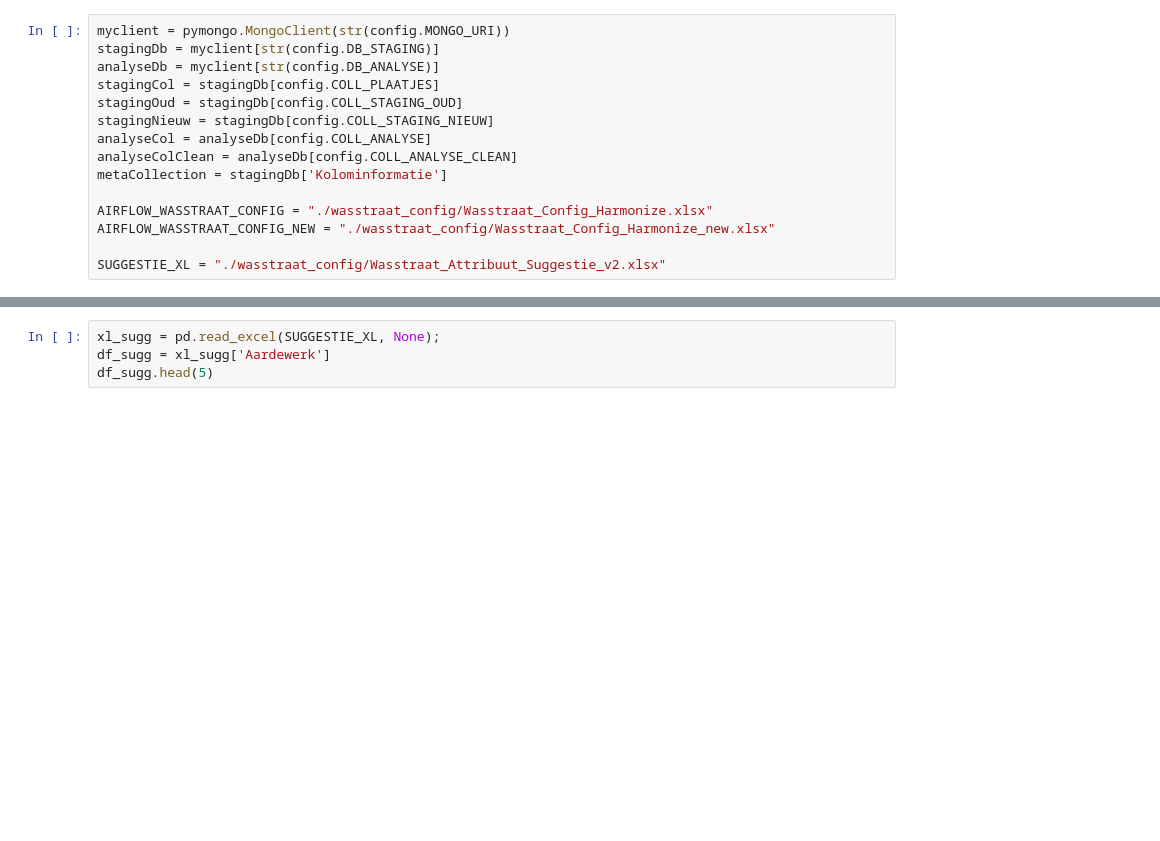
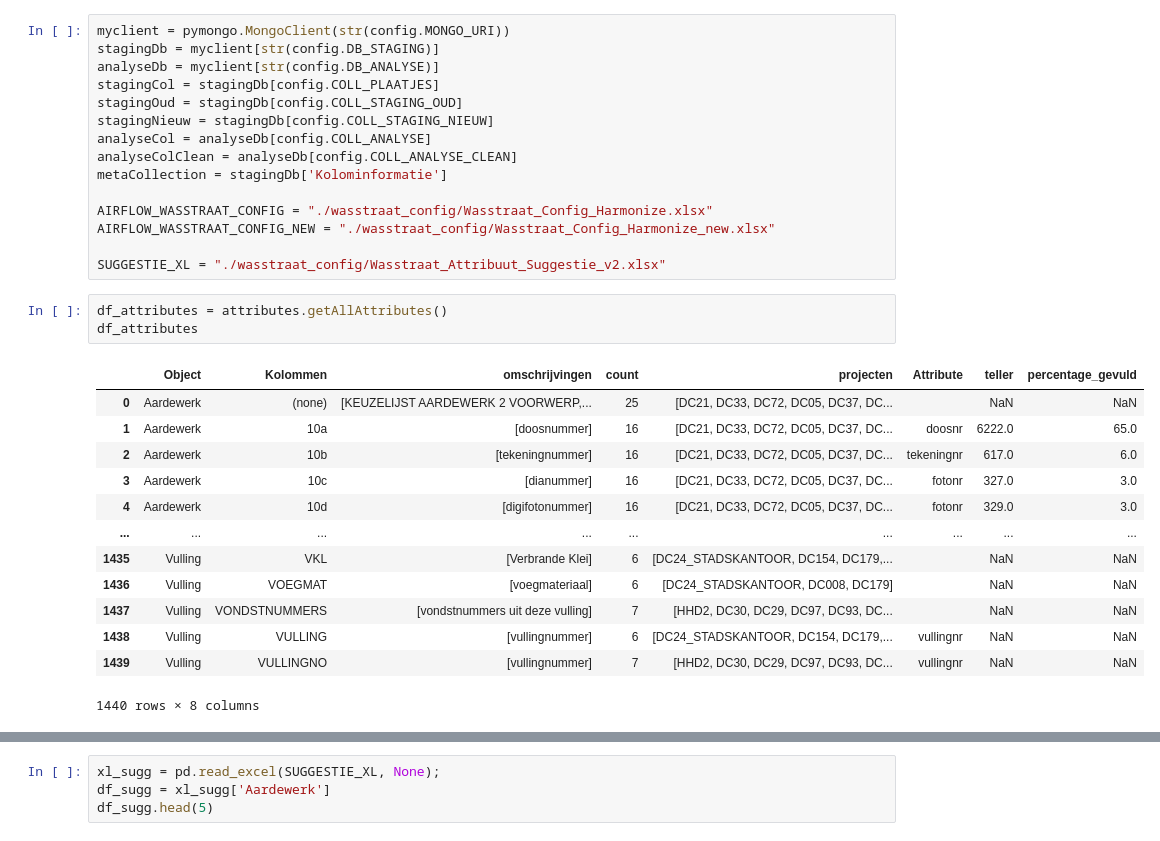
Before and after one commit to brienen/wasstraat_archeologische_data, a Jupyter notebook: notebooks/Generate_from_config.ipynb, the cells around one changed output, grey strips where cells are left out. Drawn from its saved outputs; the diff is of its cells as text; blank space fills up the shorter version.

```diff
--- a/notebooks/Generate_from_config.ipynb
+++ b/notebooks/Generate_from_config.ipynb
@@ -27,6 +34,23 @@ AIRFLOW_WASSTRAAT_CONFIG = "./wasstraat_config/Wasstraat_Config_Harmonize.xlsx"
 AIRFLOW_WASSTRAAT_CONFIG_NEW = "./wasstraat_config/Wasstraat_Config_Harmonize_new.xlsx"
 
 SUGGESTIE_XL = "./wasstraat_config/Wasstraat_Attribuut_Suggestie_v2.xlsx"
+# %%
+df_attributes = attributes.getAllAttributes()
+df_attributes
+# %% [output]
+|  | Object | Kolommen | omschrijvingen | count | projecten | Attribute | teller | percentage_gevuld |
+| 0 | Aardewerk | (none) | [KEUZELIJST AARDEWERK 2 VOORWERP,... | 25 | [DC21, DC33, DC72, DC05, DC37, DC... |  | NaN | NaN |
+| 1 | Aardewerk | 10a | [doosnummer] | 16 | [DC21, DC33, DC72, DC05, DC37, DC... | doosnr | 6222.0 | 65.0 |
+| 2 | Aardewerk | 10b | [tekeningnummer] | 16 | [DC21, DC33, DC72, DC05, DC37, DC... | tekeningnr | 617.0 | 6.0 |
+| 3 | Aardewerk | 10c | [dianummer] | 16 | [DC21, DC33, DC72, DC05, DC37, DC... | fotonr | 327.0 | 3.0 |
+| 4 | Aardewerk | 10d | [digifotonummer] | 16 | [DC21, DC33, DC72, DC05, DC37, DC... | fotonr | 329.0 | 3.0 |
+| ... | ... | ... | ... | ... | ... | ... | ... | ... |
+| 1435 | Vulling | VKL | [Verbrande Klei] | 6 | [DC24_STADSKANTOOR, DC154, DC179,... |  | NaN | NaN |
+| 1436 | Vulling | VOEGMAT | [voegmateriaal] | 6 | [DC24_STADSKANTOOR, DC008, DC179] |  | NaN | NaN |
+| 1437 | Vulling | VONDSTNUMMERS | [vondstnummers uit deze vulling] | 7 | [HHD2, DC30, DC29, DC97, DC93, DC... |  | NaN | NaN |
+| 1438 | Vulling | VULLING | [vullingnummer] | 6 | [DC24_STADSKANTOOR, DC154, DC179,... | vullingnr | NaN | NaN |
+| 1439 | Vulling | VULLINGNO | [vullingnummer] | 7 | [HHD2, DC30, DC29, DC97, DC93, DC... | vullingnr | NaN | NaN |
+1440 rows × 8 columns
 # %%
 xl_config = pd.read_excel(AIRFLOW_WASSTRAAT_CONFIG, None);
 df_table = xl_config['Artefact']
```
Also changed, not shown: parts of 4 cells of this notebook, 13 other files.
